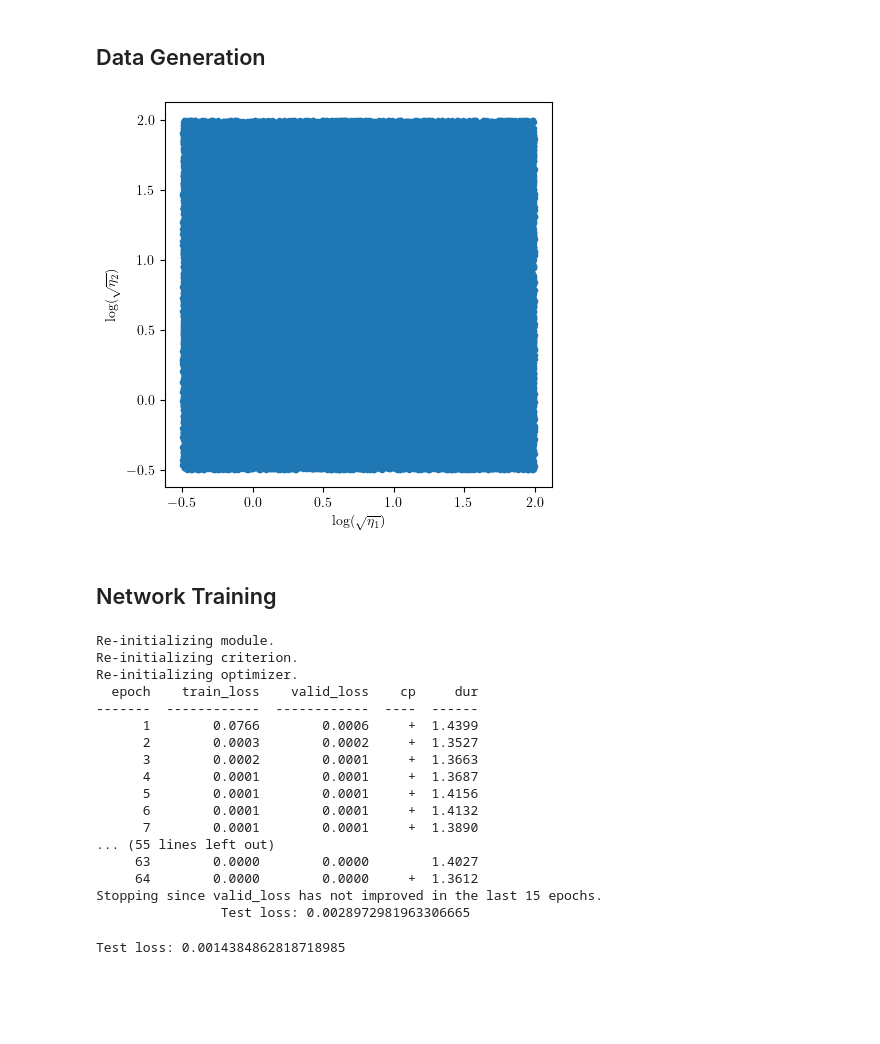
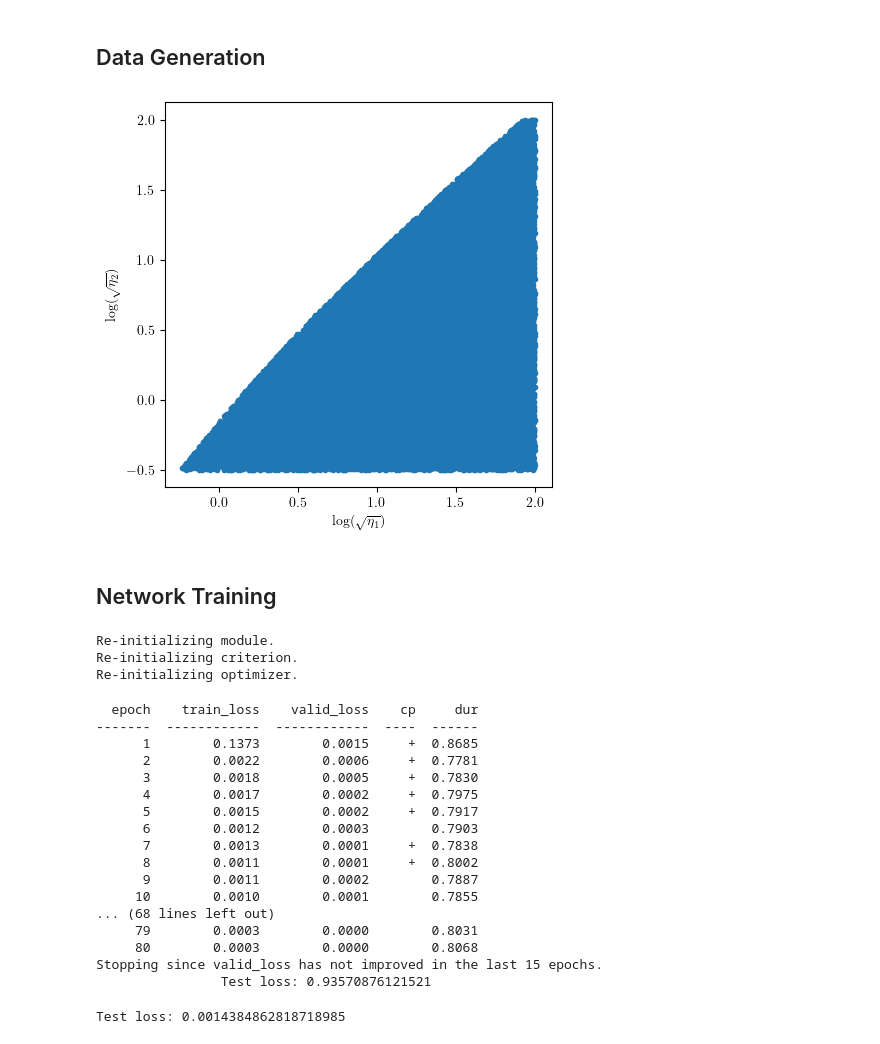
Before and after one commit to Crashprn/UncertaintyQuantification, a Jupyter notebook: Notebooks/MCDropout_Train.ipynb, the cells around one changed output. Saved outputs shown, nothing was run; the diff lists cells and outputs as text; code cells hidden in the pictures; blank space fills up the shorter version.

```diff
--- a/Notebooks/MCDropout_Train.ipynb
+++ b/Notebooks/MCDropout_Train.ipynb
@@ -62,27 +60,29 @@ class RMSELoss(nn.Module):
 # %%
 # Data generators for the different turbulence closures
 SSG_gen = TurbulenceClosureDataGenerator('SSG')
 
 # Defining the ranges for the different scales
 log = (-.5, 2.0)
 
 # Defining whether to exclude certain areas of the data
 exclude_area = True
 include_area = False
 drop_eta_1 = False
 drop_eta_2 = False
 add_noise = False
 
 # Defining area to exclude datapoints
 eta_1_range = np.array([1.0, 2.0])
 eta_2_range = np.array([-.5, 0.0])
 
-etas_train, gs_train = generate_log_data(SSG_gen, log, 80_000, shuffle=True, gen_type="All", eta_1_range=eta_1_range, eta_2_range=eta_2_range)
+etas_train, gs_train = generate_log_data(SSG_gen, log, 80_000, shuffle=True, gen_type="d_condition", d_condition='<=')
 
 etas_test, gs_test = generate_log_data(SSG_gen, log, 800, shuffle=True, gen_type="All")
 
+
+
 if not drop_eta_1 and not drop_eta_2:
     plot_data_generation_diff(etas_train)
 # %% [output]
-[figure, old version]
+[figure, new version]
 # %%
@@ -135,7 +133,7 @@ train_params = {
 test_criteria = RMSELoss()
 # %%
 
-net_name = 'HMC_Initialize_large'
+net_name = 'D_LT_0_MCD1'
 
 callbacks = [EarlyStopping(patience=15, threshold=0.000001, threshold_mode='abs', monitor='valid_loss', lower_is_better=True),
         Checkpoint(monitor='valid_loss_best', f_params=net_name+'.pt', dirname=checkpoint_dir),
@@ -155,17 +153,20 @@ print(f"\t\tTest loss: {test_criteria(torch.tensor(test_pred),y_test)}")
 Re-initializing module.
 Re-initializing criterion.
 Re-initializing optimizer.
-  epoch    train_loss    valid_loss    cp     dur
--------  ------------  ------------  ----  ------
-      1        0.0766        0.0006     +  1.4399
-      2        0.0003        0.0002     +  1.3527
-      3        0.0002        0.0001     +  1.3663
-      4        0.0001        0.0001     +  1.3687
-      5        0.0001        0.0001     +  1.4156
-      6        0.0001        0.0001     +  1.4132
-      7        0.0001        0.0001     +  1.3890
-... (55 lines left out)
-     63        0.0000        0.0000        1.4027
-     64        0.0000        0.0000     +  1.3612
-Stopping since valid_loss has not improved in the last 15 epochs.
-                Test loss: 0.0028972981963306665
+  epoch    train_loss    valid_loss    cp     dur
+-------  ------------  ------------  ----  ------
+      1        0.1373        0.0015     +  0.8685
+      2        0.0022        0.0006     +  0.7781
+      3        0.0018        0.0005     +  0.7830
+      4        0.0017        0.0002     +  0.7975
+      5        0.0015        0.0002     +  0.7917
+      6        0.0012        0.0003        0.7903
+      7        0.0013        0.0001     +  0.7838
+      8        0.0011        0.0001     +  0.8002
+      9        0.0011        0.0002        0.7887
+     10        0.0010        0.0001        0.7855
+... (68 lines left out)
+     79        0.0003        0.0000        0.8031
+     80        0.0003        0.0000        0.8068
+Stopping since valid_loss has not improved in the last 15 epochs.
+                Test loss: 0.93570876121521
```
Also changed, not shown: parts of 9 cells of this notebook, 6 other files.
